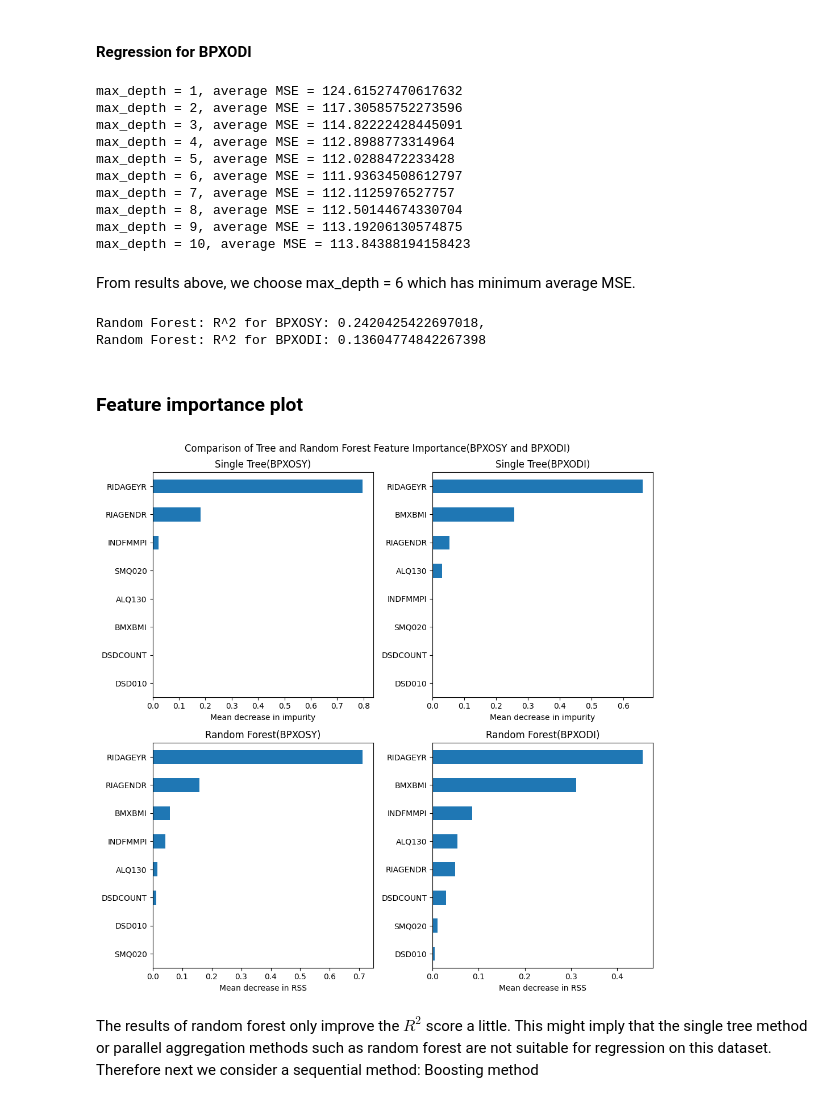
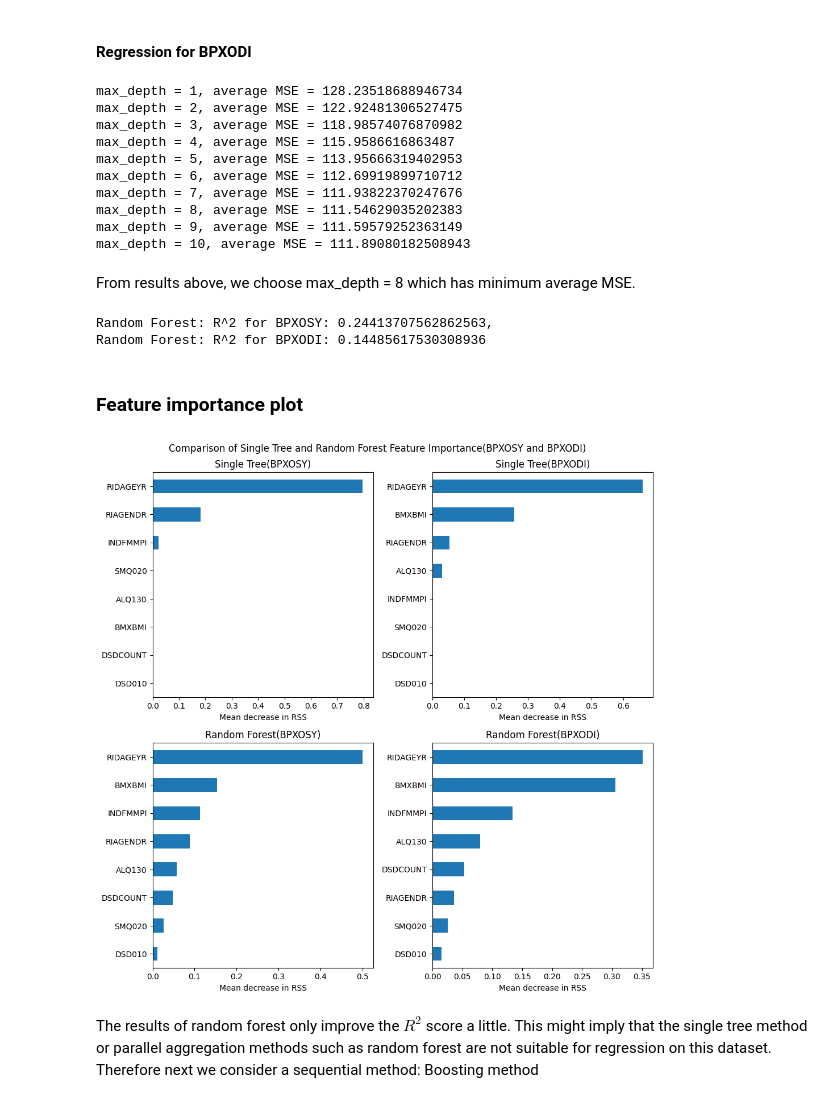
Before and after one commit to LiangqiTang/503-final-project, a Jupyter notebook: Stats 503 Final Project.ipynb, the cells around one changed output. Drawn from its saved outputs; the diff is of its cells as text; code cells hidden in the pictures.

```diff
--- a/Stats 503 Final Project.ipynb
+++ b/Stats 503 Final Project.ipynb
@@ -820,26 +804,26 @@ From results above, we choose max_depth = 4 which has minimum average MSE.
 # select max_depth by cross_validation
 depths = np.arange(1,11,1)
 for depth in depths:
-    rf2 = RandomForestRegressor(random_state = 0, n_estimators = 1000, max_depth = depth)
+    rf2 = RandomForestRegressor(random_state = 0, n_estimators = 1000, max_depth = depth, max_features = "sqrt")
     results = pd.DataFrame(cross_validate(rf2,X_train,y_train_l,cv=cv,scoring='neg_mean_squared_error'))
     print(f"max_depth = {depth}, average MSE = {-results.test_score.mean()}")
 # %% [output]
-max_depth = 1, average MSE = 124.61527470617632
-max_depth = 2, average MSE = 117.30585752273596
-max_depth = 3, average MSE = 114.82222428445091
-max_depth = 4, average MSE = 112.8988773314964
-max_depth = 5, average MSE = 112.0288472233428
-max_depth = 6, average MSE = 111.93634508612797
-max_depth = 7, average MSE = 112.1125976527757
-max_depth = 8, average MSE = 112.50144674330704
-max_depth = 9, average MSE = 113.19206130574875
-max_depth = 10, average MSE = 113.84388194158423
+max_depth = 1, average MSE = 128.23518688946734
+max_depth = 2, average MSE = 122.92481306527475
+max_depth = 3, average MSE = 118.98574076870982
+max_depth = 4, average MSE = 115.9586616863487
+max_depth = 5, average MSE = 113.95666319402953
+max_depth = 6, average MSE = 112.69919899710712
+max_depth = 7, average MSE = 111.93822370247676
+max_depth = 8, average MSE = 111.54629035202383
+max_depth = 9, average MSE = 111.59579252363149
+max_depth = 10, average MSE = 111.89080182508943
 # %% [markdown]
-From results above, we choose max_depth = 6 which has minimum average MSE.
+From results above, we choose max_depth = 8 which has minimum average MSE.
 # %%
 # fit a random forest
-rf1 = RandomForestRegressor(random_state = 0, n_estimators = 1000, max_depth = 4)
-rf2 = RandomForestRegressor(random_state = 0, n_estimators = 1000, max_depth = 6)
+rf1 = RandomForestRegressor(random_state = 0, n_estimators = 1000, max_depth = 8, max_features = "sqrt")
+rf2 = RandomForestRegressor(random_state = 0, n_estimators = 1000, max_depth = 8, max_features = "sqrt")
 rf1.fit(X_train, y_train_h)
 rf2.fit(X_train, y_train_l)
 
@@ -852,44 +836,44 @@ r2_h = r2_score(y_test_h, y_pred_h)
 r2_l = r2_score(y_test_l, y_pred_l)
 print(f"Random Forest: R^2 for BPXOSY: {r2_h},\nRandom Forest: R^2 for BPXODI: {r2_l}")
 # %% [output]
-Random Forest: R^2 for BPXOSY: 0.2420425422697018,
-Random Forest: R^2 for BPXODI: 0.13604774842267398
+Random Forest: R^2 for BPXOSY: 0.24413707562862563,
+Random Forest: R^2 for BPXODI: 0.14485617530308936
 # %% [markdown]
 ### Feature importance plot
 # %%
 # do feature importance plot
 importances_tree1 = tree1.feature_importances_
 tree_importances1 = pd.Series(importances_tree1, index = tree1.feature_names_in_)
 importances_tree2 = tree2.feature_importances_
 tree_importances2 = pd.Series(importances_tree2, index = tree2.feature_names_in_)
 importances_rf1 = rf1.feature_importances_
 forest_importances1 = pd.Series(importances_rf1, index = rf1.feature_names_in_)
 importances_rf2 = rf2.feature_importances_
 forest_importances2 = pd.Series(importances_rf2, index = rf2.feature_names_in_)
 
 fig, ((ax1, ax2), (ax3, ax4)) = plt.subplots(2, 2, figsize=(10,10))
-fig.suptitle('Comparison of Tree and Random Forest Feature Importance(BPXOSY and BPXODI)')
+fig.suptitle('Comparison of Single Tree and Random Forest Feature Importance(BPXOSY and BPXODI)')
 
 tree_importances1.sort_values(ascending = True).plot.barh(ax = ax1)
 ax1.set_title("Single Tree(BPXOSY)")
-ax1.set(xlabel = "Mean decrease in impurity")
+ax1.set(xlabel = "Mean decrease in RSS")
 
 tree_importances2.sort_values(ascending = True).plot.barh(ax = ax2)
 ax2.set_title("Single Tree(BPXODI)")
-ax2.set(xlabel = "Mean decrease in impurity")
+ax2.set(xlabel = "Mean decrease in RSS")
 
 forest_importances1.sort_values(ascending = True).plot.barh(ax = ax3)
 ax3.set_title("Random Forest(BPXOSY)")
 ax3.set(xlabel = "Mean decrease in RSS")
 
 forest_importances2.sort_values(ascending = True).plot.barh(ax = ax4)
 ax4.set_title("Random Forest(BPXODI)")
 ax4.set(xlabel = "Mean decrease in RSS")
 
 plt.tight_layout()
-_ = plt.show()
+plt.savefig("feature importance plot")
 # %% [output]
-[figure, old version]
+[figure, new version]
 # %% [markdown]
 The results of random forest only improve the $R^2$ score a little. This might imply that the single tree method or parallel aggregation methods such as random forest are not suitable for regression on this dataset. Therefore next we consider a sequential method: Boosting method
 # %% [markdown]
```
Also changed, not shown: parts of 22 cells of this notebook, 3 other files.
